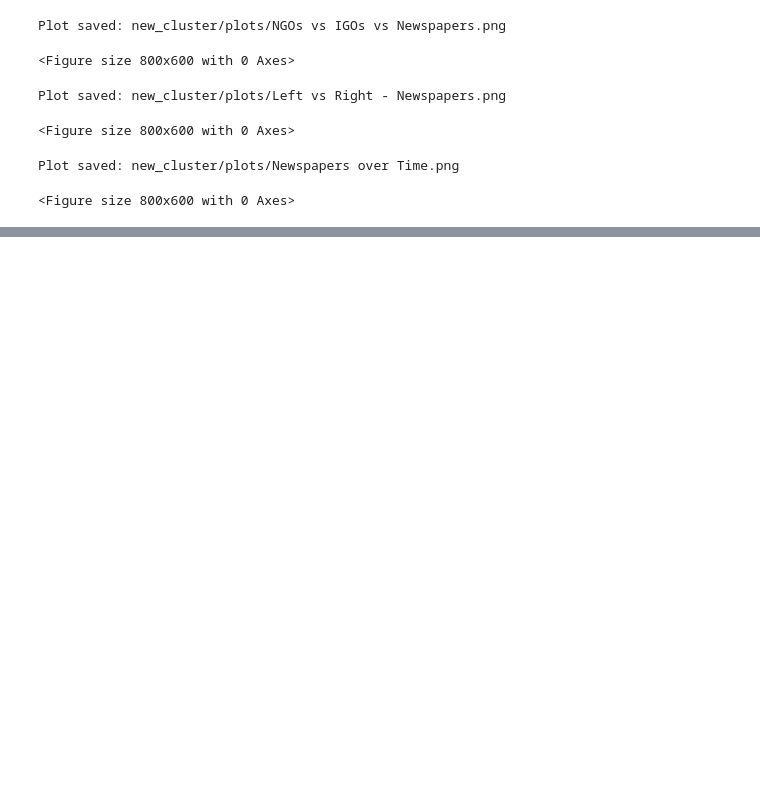
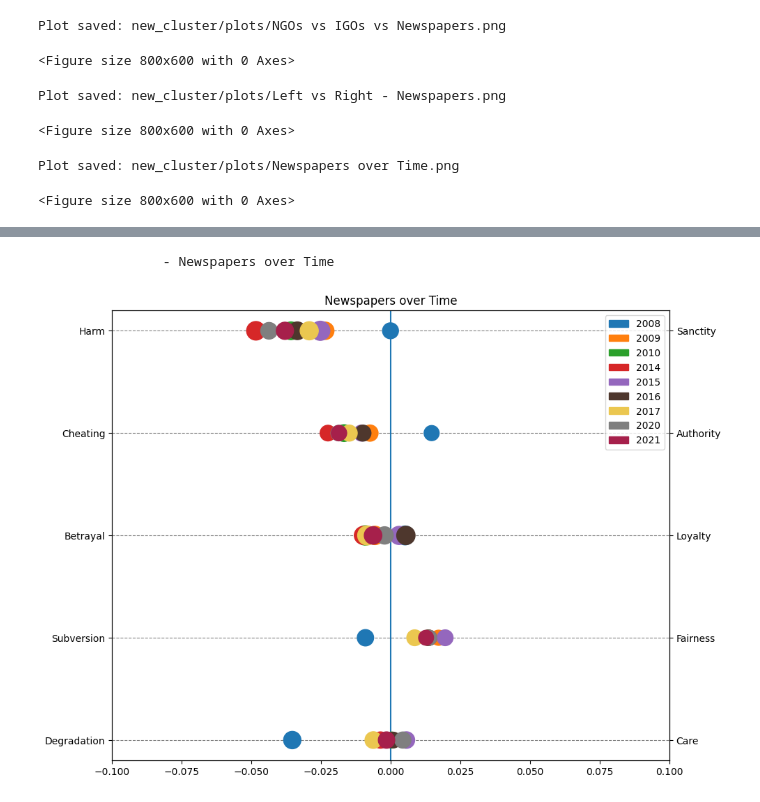
Before and after one commit to NicoOhler/wikipedia_framing_analysis, a Jupyter notebook: postprocessing.ipynb, the cells around one changed output, grey strips where cells are left out. Drawn from its saved outputs; the diff is of its cells as text; code cells hidden in the pictures; blank space fills up the shorter version.

```diff
--- a/postprocessing.ipynb
+++ b/postprocessing.ipynb
@@ -228,0 +319,28 @@ Saved: new_cluster/test\Presse\USAToday.csv
+# %%
+plot_name = "Newspapers over Time"
+
+file_paths = [
+    "new_cluster/custom_files/dimensions/2008.csv",
+    "new_cluster/custom_files/dimensions/2009.csv",
+    "new_cluster/custom_files/dimensions/2010.csv",
+    "new_cluster/custom_files/dimensions/2014.csv",
+    "new_cluster/custom_files/dimensions/2015.csv",
+    "new_cluster/custom_files/dimensions/2016.csv",
+    "new_cluster/custom_files/dimensions/2017.csv",
+    "new_cluster/custom_files/dimensions/2020.csv",
+    "new_cluster/custom_files/dimensions/2021.csv",
+]
+
+custom_name = ["2008", "2009", "2010", "2014", "2015", "2016", "2017","2020","2021"]
+output_dir = "new_cluster/plots/"
+
+#colors (optional)
+custom_colors = ["#1F77B4", "#FF7F0E", "#2CA02C", "#D62728", "#9467BD", "#4E372D", "#EBC750", "#7F7F7F","#A6204B"]
+
+#scale
+scale = 0.1
+# Generate plot
+compareCustom(file_paths,scale,output_dir, custom_names=custom_name, title=plot_name,colors=custom_colors)
+# %% [output]
+                - Newspapers over Time
+[figure, added]
```
Also changed, not shown: parts of 10 cells of this notebook, 43 other files.
